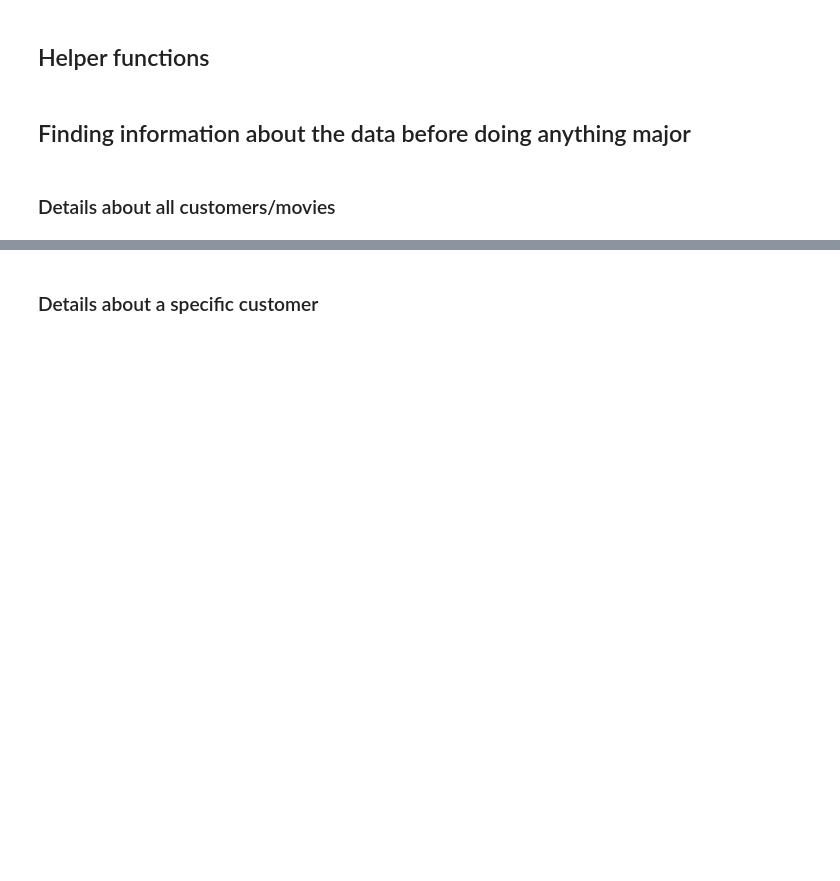
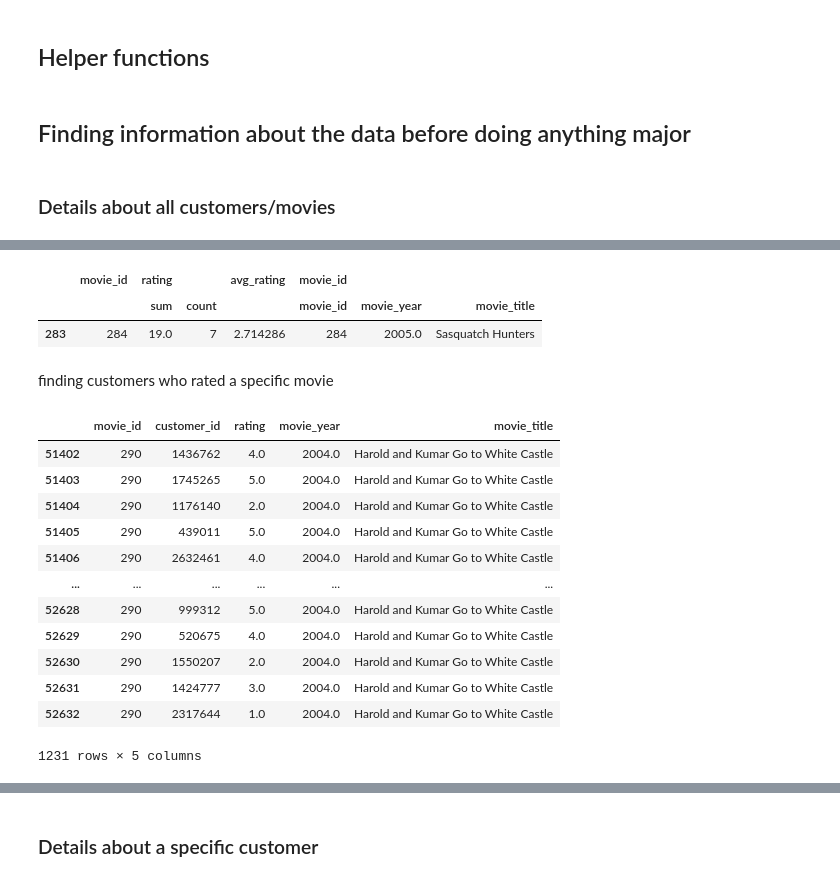
Before and after one commit to Ragnarstefanss/netflix-recommendation, a Jupyter notebook: main.ipynb, the cells around one changed output, grey strips where cells are left out. Cells and saved outputs as stored; diff of their text form; code cells hidden in the pictures; blank space fills up the shorter version.

```diff
--- a/main.ipynb
+++ b/main.ipynb
@@ -192,0 +239,25 @@ count_movies_rated_by_customer
+# %%
+information.get_avg_rating_for_movie_title(movie_title=movie_to_find)
+# %% [output]
+|  | movie_id | rating |  | avg_rating | movie_id |  |  |
+|  |  | sum | count |  | movie_id | movie_year | movie_title |
+| 283 | 284 | 19.0 | 7 | 2.714286 | 284 | 2005.0 | Sasquatch Hunters |
+# %% [markdown]
+finding customers who rated a specific movie
+# %%
+
+information.get_customers_who_rated_movie_title(movie_title="Harold and Kumar Go to White Castle")
+# %% [output]
+|  | movie_id | customer_id | rating | movie_year | movie_title |
+| 51402 | 290 | 1436762 | 4.0 | 2004.0 | Harold and Kumar Go to White Castle |
+| 51403 | 290 | 1745265 | 5.0 | 2004.0 | Harold and Kumar Go to White Castle |
+| 51404 | 290 | 1176140 | 2.0 | 2004.0 | Harold and Kumar Go to White Castle |
+| 51405 | 290 | 439011 | 5.0 | 2004.0 | Harold and Kumar Go to White Castle |
+| 51406 | 290 | 2632461 | 4.0 | 2004.0 | Harold and Kumar Go to White Castle |
+| ... | ... | ... | ... | ... | ... |
+| 52628 | 290 | 999312 | 5.0 | 2004.0 | Harold and Kumar Go to White Castle |
+| 52629 | 290 | 520675 | 4.0 | 2004.0 | Harold and Kumar Go to White Castle |
+| 52630 | 290 | 1550207 | 2.0 | 2004.0 | Harold and Kumar Go to White Castle |
+| 52631 | 290 | 1424777 | 3.0 | 2004.0 | Harold and Kumar Go to White Castle |
+| 52632 | 290 | 2317644 | 1.0 | 2004.0 | Harold and Kumar Go to White Castle |
+1231 rows × 5 columns
```
Also changed, not shown: parts of 65 cells of this notebook, 2 other files.
